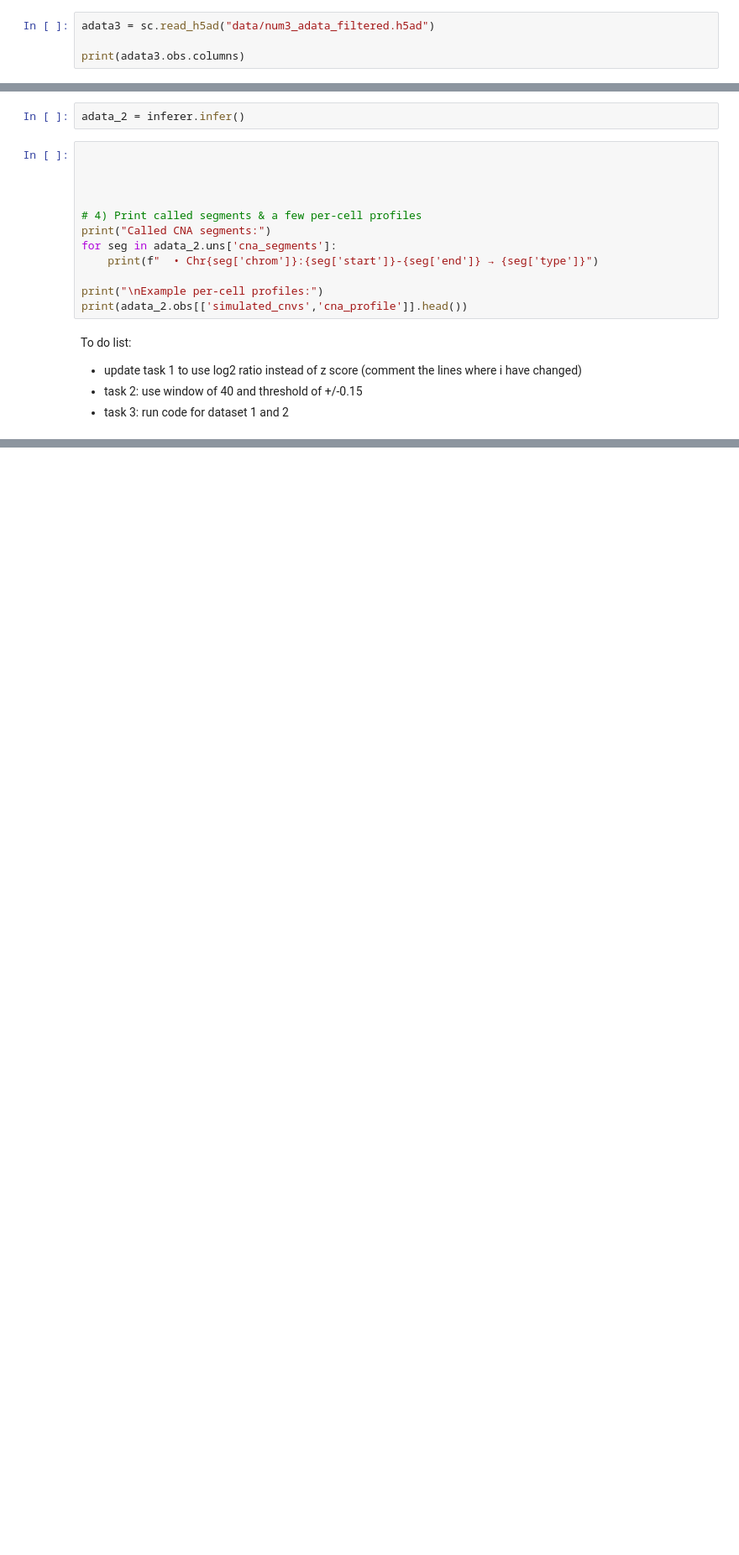
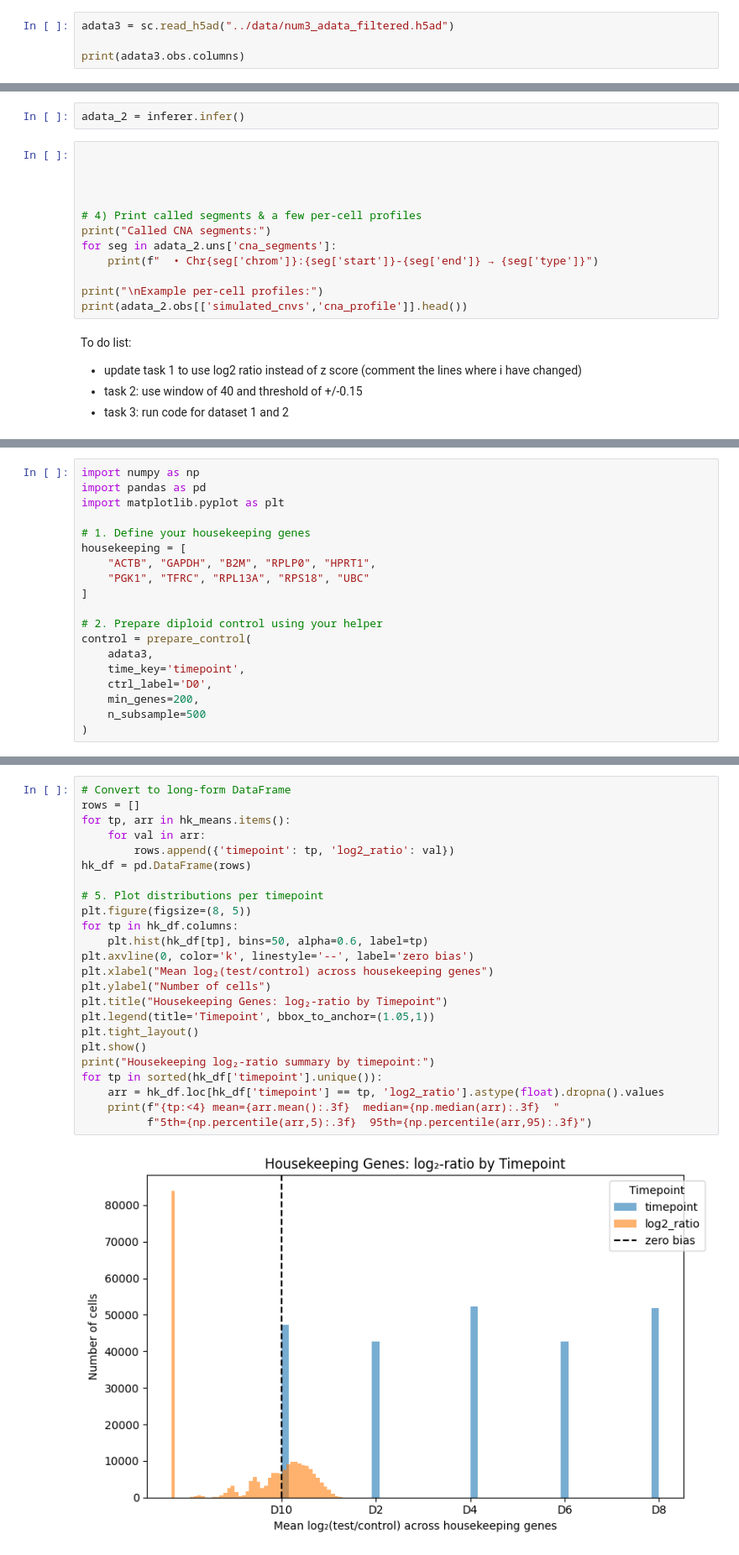
Before and after one commit to ClarkXu0625/CNA_tool, a Jupyter notebook: notebooks/Yolanda_CSCB_Project.ipynb, the cells around one changed output, grey strips where cells are left out. Shown at 84% size. Drawn from its saved outputs; the diff is of its cells as text; blank space fills up the shorter version.

```diff
--- a/notebooks/Yolanda_CSCB_Project.ipynb
+++ b/notebooks/Yolanda_CSCB_Project.ipynb
@@ -492,7 +492,7 @@ ValueError: Only 'log2_ratio' is supported. Got: zscore
 
 # Task 3
 # %%
-adata3 = sc.read_h5ad("data/num3_adata_filtered.h5ad")
+adata3 = sc.read_h5ad("../data/num3_adata_filtered.h5ad")
 
 print(adata3.obs.columns)
 # %% [output]
@@ -626,0 +632,19 @@ To do list:
+# %%
+import numpy as np
+import pandas as pd
+import matplotlib.pyplot as plt
+
+# 1. Define your housekeeping genes
+housekeeping = [
+    "ACTB", "GAPDH", "B2M", "RPLP0", "HPRT1",
+    "PGK1", "TFRC", "RPL13A", "RPS18", "UBC"
+]
+
+# 2. Prepare diploid control using your helper
+control = prepare_control(
+    adata3,
+    time_key='timepoint',
+    ctrl_label='D0',
+    min_genes=200,
+    n_subsample=500
+)
@@ -626,0 +684,26 @@ To do list:
+# %%
+# Convert to long-form DataFrame
+rows = []
+for tp, arr in hk_means.items():
+    for val in arr:
+        rows.append({'timepoint': tp, 'log2_ratio': val})
+hk_df = pd.DataFrame(rows)
+
+# 5. Plot distributions per timepoint
+plt.figure(figsize=(8, 5))
+for tp in hk_df.columns:
+    plt.hist(hk_df[tp], bins=50, alpha=0.6, label=tp)
+plt.axvline(0, color='k', linestyle='--', label='zero bias')
+plt.xlabel("Mean log₂(test/control) across housekeeping genes")
+plt.ylabel("Number of cells")
+plt.title("Housekeeping Genes: log₂‐ratio by Timepoint")
+plt.legend(title='Timepoint', bbox_to_anchor=(1.05,1))
+plt.tight_layout()
+plt.show()
+print("Housekeeping log₂‑ratio summary by timepoint:")
+for tp in sorted(hk_df['timepoint'].unique()):
+    arr = hk_df.loc[hk_df['timepoint'] == tp, 'log2_ratio'].astype(float).dropna().values
+    print(f"{tp:<4} mean={arr.mean():.3f}  median={np.median(arr):.3f}  "
+          f"5th={np.percentile(arr,5):.3f}  95th={np.percentile(arr,95):.3f}")
+# %% [output]
+[figure, added]
```
Also changed, not shown: parts of 7 cells of this notebook.
